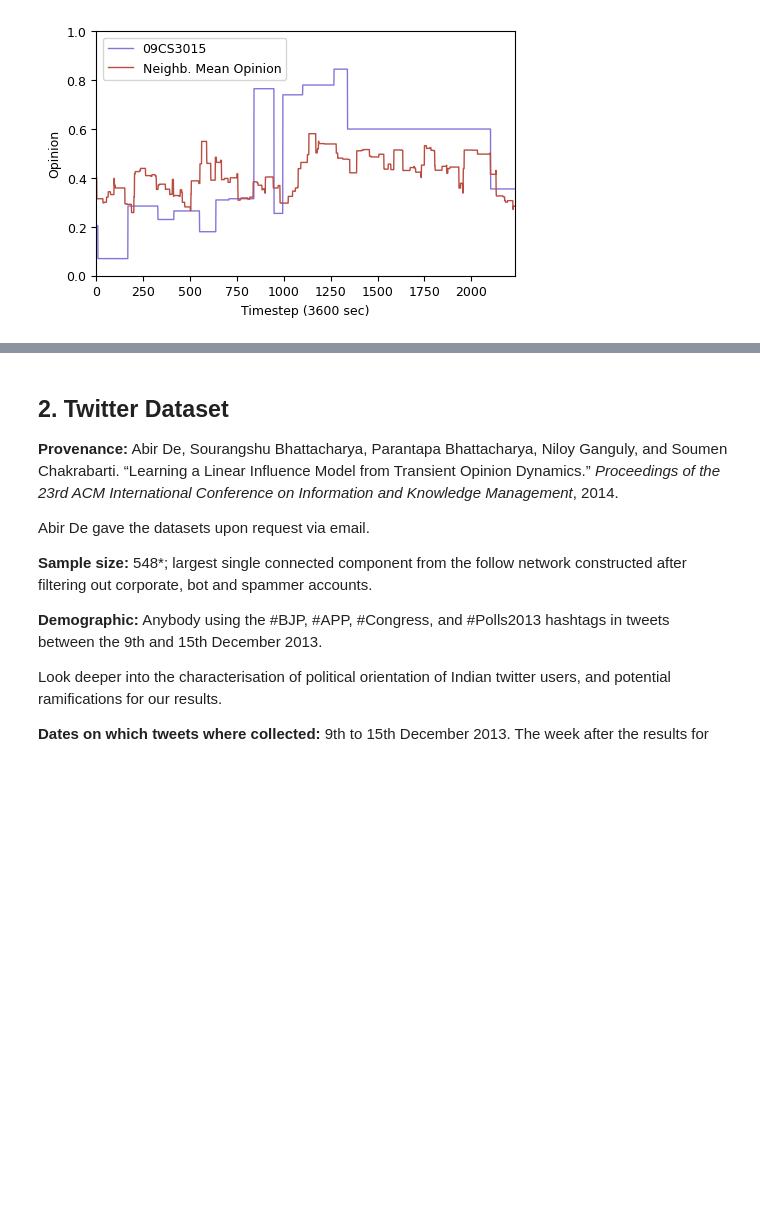
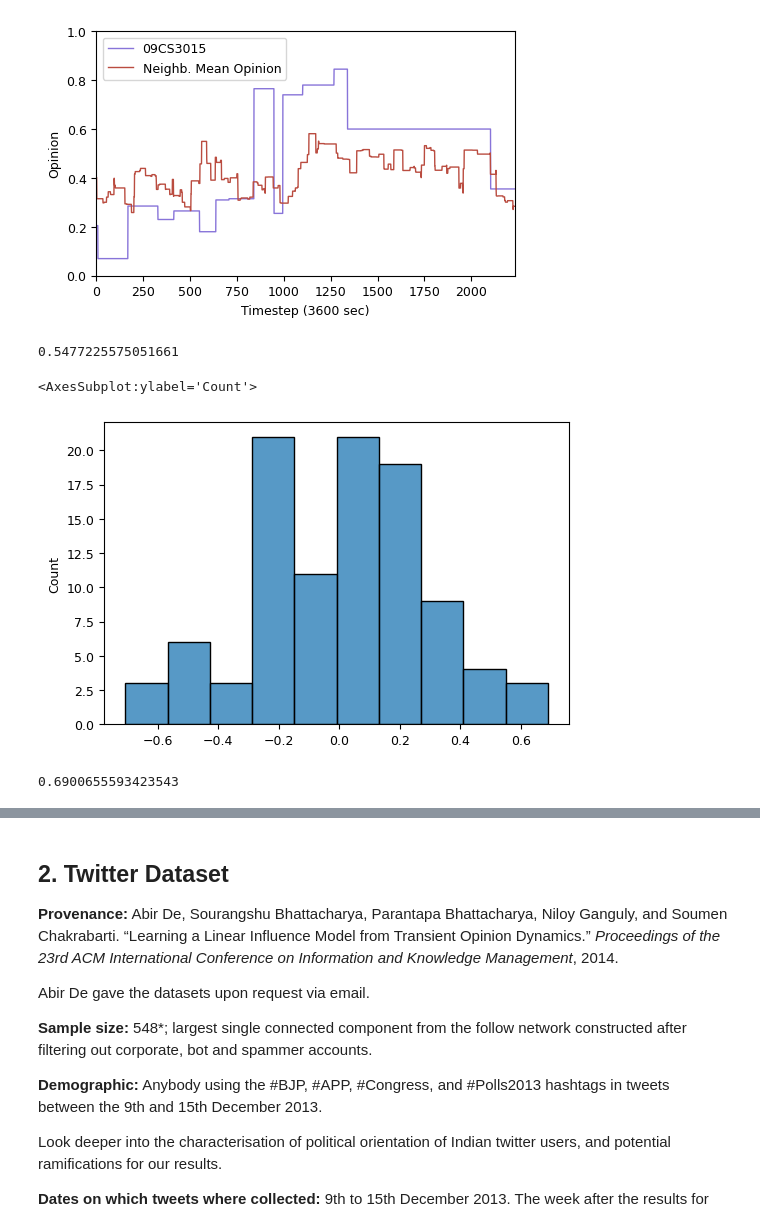
Before and after one commit to J0HNN7G/politic-polar-epsrc, a Jupyter notebook: exploration.ipynb, the cells around one changed output, grey strips where cells are left out. Cells and saved outputs as stored; diff of their text form; code cells hidden in the pictures; blank space fills up the shorter version.

Commit message:
tried just looking at decisions, no better

```diff
--- a/exploration.ipynb
+++ b/exploration.ipynb
@@ -888,0 +900,20 @@ plt.show()
+# %%
+def decisions(id_decs, ne_decs):
+    id_res = []
+    ne_res = []
+
+    for i in range(len(id_decs)):
+        if id_decs[i] != 0:
+            id_res.append(id_decs[i])
+
+            added = False
+            for dec in ne_decs[:i+1][::-1]:
+                if dec != 0:
+                    ne_res.append(dec)
+                    added = True
+                    break
+
+            if not added:
+                ne_res.append(0)
+
+    return id_res, ne_res
@@ -889,3 +922,33 @@ plt.show()
+# %%
+np.corrcoef(a, b)[0,1]
+# %% [output]
+0.5477225575051661
+# %%
+def friend_dec_analysis(ids, friends, ops):
+    corr_result = []
+    time_data = range(len(ops))
+    for idx, ID in enumerate(ids):
+        friend_data = [ ops[:, get_idx(ids, friend)] for friend in get_friends(ID, friends)]
+        mean_friend_data = diff_series(means(np.transpose(friend_data)))
+        id_data = diff_series(ops[:, idx])
+        id_decs, friend_decs = decisions(id_data, mean_friend_data)
+        corr = np.corrcoef(id_decs, friend_decs)[0, 1]
+
+        # We ignore nan
+        if not math.isnan(corr):
+            corr_result.append(corr)
+
+    return corr_result
+# %%
+dec_data = friend_dec_analysis(continent_ids, continent_friends, continent_ops)
+sns.histplot(dec_data)
+# %% [output]
+<AxesSubplot:ylabel='Count'>
+[figure, added]
+# %%
+np.max(dec_data)
+# %% [output]
+0.6900655593423543
 # %%
 def friend_diff_analysis(ids, friends, ops):
     corr_result = []
```
Also changed, not shown: parts of 14 cells of this notebook.
